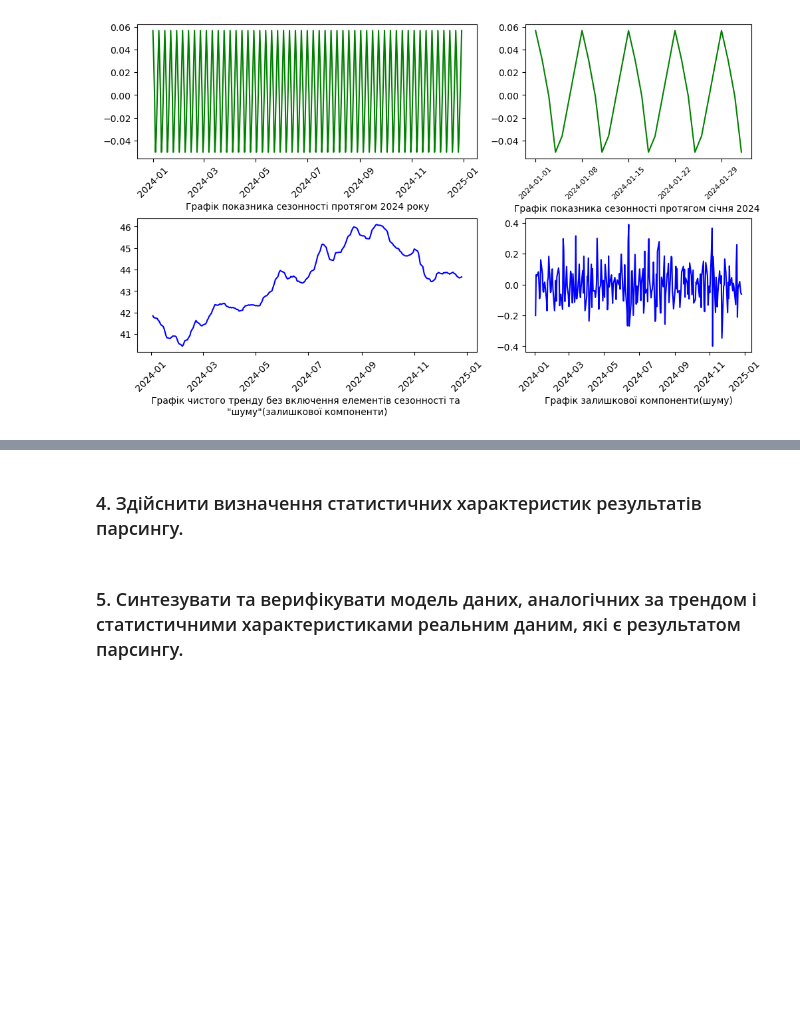
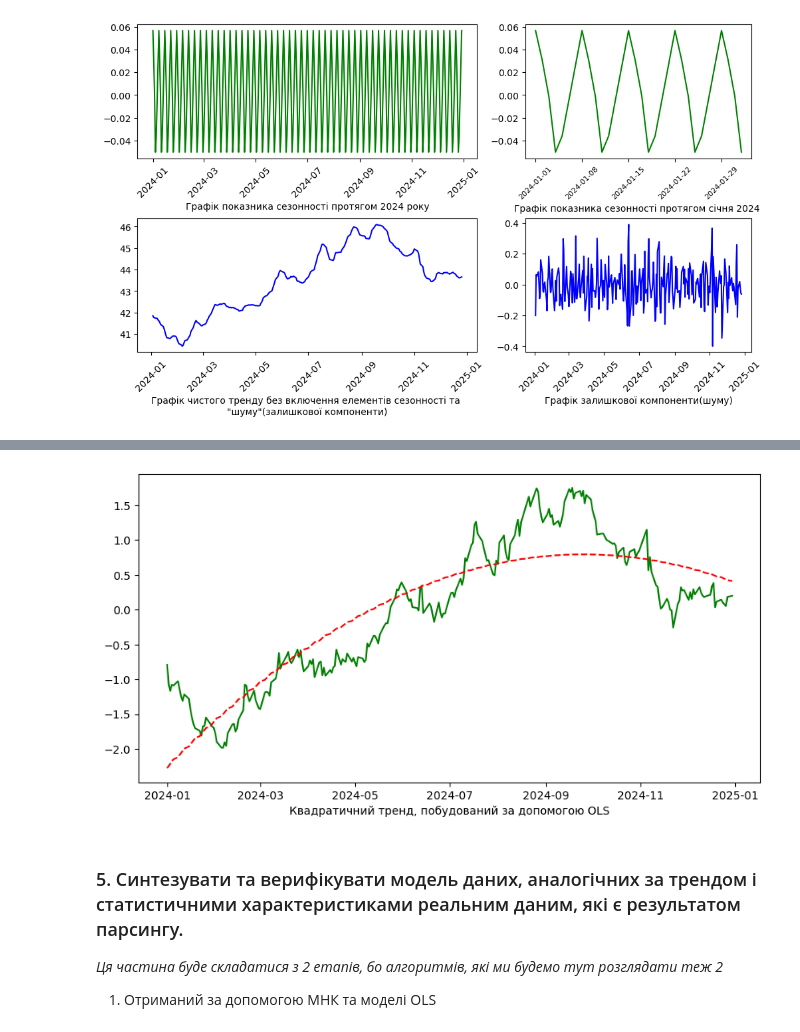
Before and after one commit to VarRoman/7_semester, a Jupyter notebook: Analysis_and_processing/Lab1/lab1_test.ipynb, the cells around one changed output, grey strips where cells are left out. Saved outputs shown, nothing was run; the diff lists cells and outputs as text; code cells hidden in the pictures; blank space fills up the shorter version.

```diff
--- a/Analysis_and_processing/Lab1/lab1_test.ipynb
+++ b/Analysis_and_processing/Lab1/lab1_test.ipynb
@@ -169,2 +188,23 @@ ax[1][1].plot(df_decomposed['resid'], color='b')
 # %%
-# TODO: Написати код для різних типів визначення АВ
+# Normality of data
+norm_df = df.copy().drop('Sell', axis=1)
+norm_df[['Buy']] = StandardScaler().fit_transform(df[['Buy']])
+
+y = norm_df['Buy']
+
+x = np.arange(len(norm_df))
+X_poly = pd.DataFrame({'x': x, 'x_squared': x**2})
+
+X_poly_const = sm.add_constant(X_poly)
+
+model = sm.OLS(y, X_poly_const)
+results = model.fit()
+print(results.summary())
+
+print(f'\nСереднє квадратичне відхилення реальних даних(стовпчика "Buy"): {df['Buy'].std()}')
+print(f'Дисперсія реальних даних(стовпчика "Buy"): {df['Buy'].var()}')
+print(f'Математичне сподівання(середнє значення стовпчика "Buy" реальних даних): {df['Buy'].mean()}')
+
+print(f'\nСереднє квадратичне відхилення нормалізованих даних(стовпчика "Buy"): {norm_df['Buy'].std()}')
+print(f'Дисперсія нормалізованих даних(стовпчика "Buy"): {norm_df['Buy'].var()}')
+print(f'Математичне сподівання(середнє значення стовпчика "Buy" нормалізованих даних): {norm_df['Buy'].mean()}')
@@ -173,2 +228,0 @@ ax[1][1].plot(df_decomposed['resid'], color='b')
-# %% [markdown]
-### 4. Здійснити визначення статистичних характеристик результатів парсингу.
@@ -177,3 +229,15 @@ ax[1][1].plot(df_decomposed['resid'], color='b')
+# %%
+norm_df['OLS_trend'] = results.predict(X_poly_const)
+
+fig, ax = plt.subplots(figsize=(10, 5))
+ax.plot(norm_df['Date'], norm_df['Buy'], label='Реальні дані', color='g')
+ax.plot(norm_df['Date'], norm_df['OLS_trend'], label='Тренд OLS', color='r', linestyle='--')
+ax.set_xlabel('Квадратичний тренд, побудований за допомогою OLS')
+ax.plot();
+# %% [output]
+[figure, added]
 # %% [markdown]
 ### 5. Синтезувати та верифікувати модель даних, аналогічних за трендом і статистичними характеристиками реальним даним, які є результатом парсингу.
+*Ця частина буде складатися з 2 етапів, бо алгоритмів, які ми будемо тут розглядати теж 2*
+1. Отриманий за допомогою МНК та моделі OLS
 # %%
```
Also changed, not shown: parts of 18 cells of this notebook.
